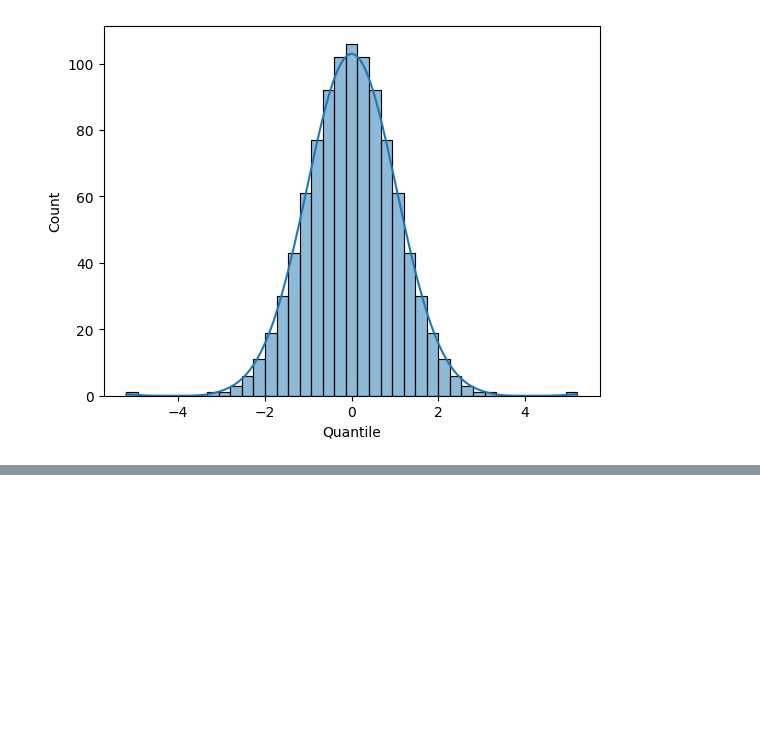
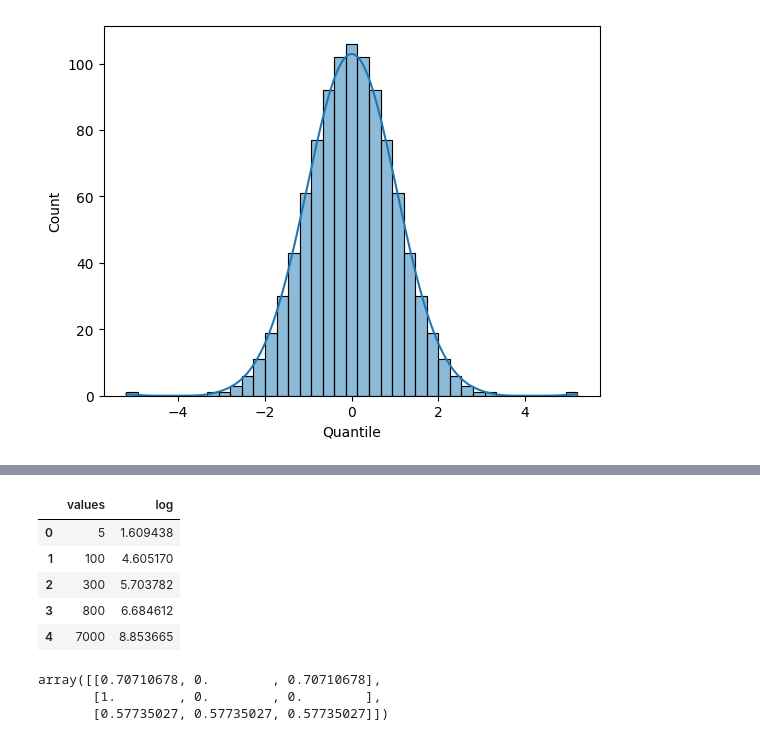
Before and after one commit to Inshalmunaf/Machine-Learning, a Jupyter notebook: Ml1/normalization.ipynb, the cells around one changed output, grey strips where cells are left out. Drawn from its saved outputs; the diff is of its cells as text; code cells hidden in the pictures; blank space fills up the shorter version.

```diff
--- a/Ml1/normalization.ipynb
+++ b/Ml1/normalization.ipynb
@@ -78,0 +110,22 @@ sns.histplot(df['Quantile'] , kde = True)
+# %%
+df3['log'] = np.log(df3['values'])
+df3.head()
+# %% [output]
+|  | values | log |
+| 0 | 5 | 1.609438 |
+| 1 | 100 | 4.605170 |
+| 2 | 300 | 5.703782 |
+| 3 | 800 | 6.684612 |
+| 4 | 7000 | 8.853665 |
+# %%
+from sklearn.preprocessing import  Normalizer
+normalizer = Normalizer(norm ='l1')
+normalizer2 = Normalizer(norm ='l2')
+
+scale= normalizer2.fit_transform(data4)
+scale2= normalizer2.fit_transform(data4)
+scale2
+# %% [output]
+array([[0.70710678, 0.        , 0.70710678],
+       [1.        , 0.        , 0.        ],
+       [0.57735027, 0.57735027, 0.57735027]])
```
Also changed, not shown: parts of 3 cells of this notebook.
